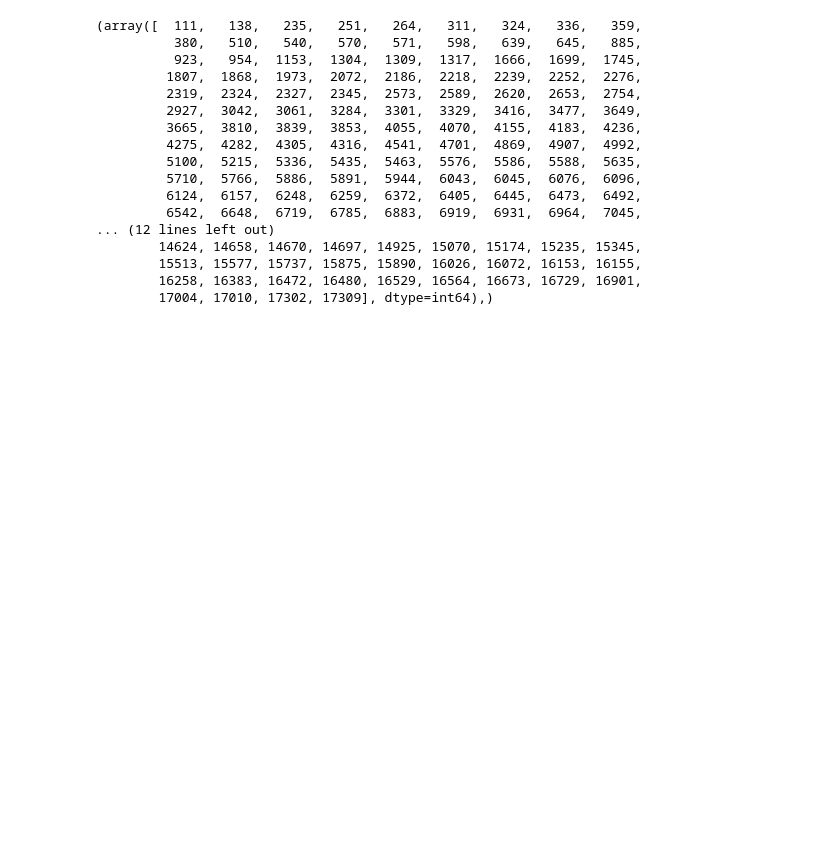
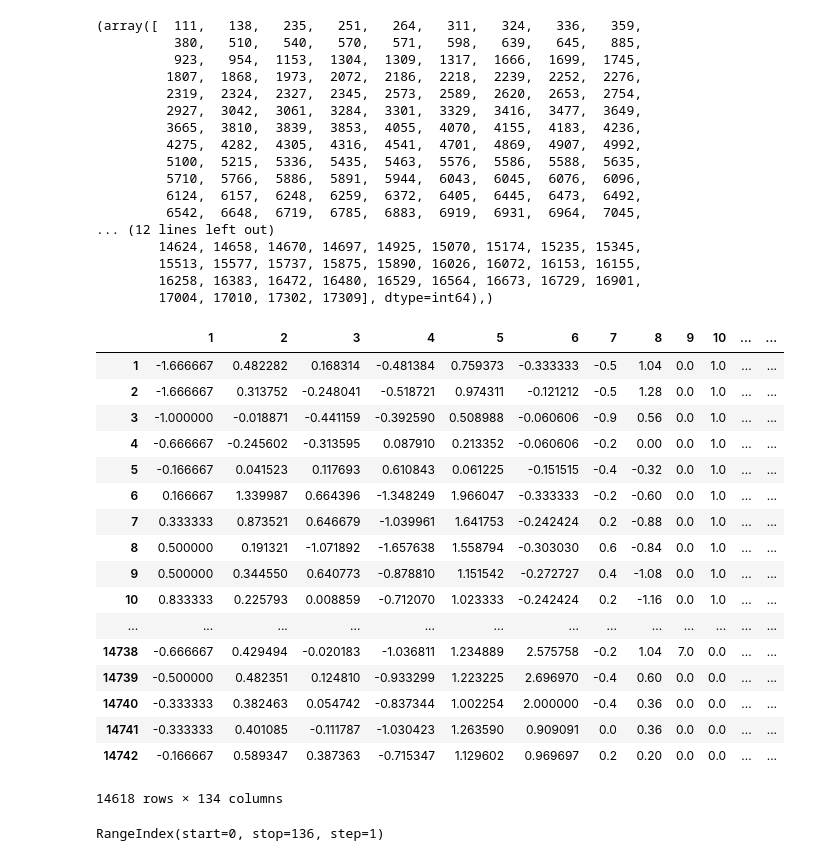
Before and after one commit to WPH2017Schipperke/data_modelling, a Jupyter notebook: eda.ipynb, the cells around one changed output. Drawn from its saved outputs; the diff is of its cells as text; code cells hidden in the pictures; blank space fills up the shorter version.

```diff
--- a/eda.ipynb
+++ b/eda.ipynb
@@ -556,3 +556,28 @@ np.where(y == 1)
         15513, 15577, 15737, 15875, 15890, 16026, 16072, 16153, 16155,
         16258, 16383, 16472, 16480, 16529, 16564, 16673, 16729, 16901,
         17004, 17010, 17302, 17309], dtype=int64),)
+# %%
+x_train
+# %% [output]
+|  | 1 | 2 | 3 | 4 | 5 | 6 | 7 | 8 | 9 | 10 | ... | ... |
+| 1 | -1.666667 | 0.482282 | 0.168314 | -0.481384 | 0.759373 | -0.333333 | -0.5 | 1.04 | 0.0 | 1.0 | ... | ... |
+| 2 | -1.666667 | 0.313752 | -0.248041 | -0.518721 | 0.974311 | -0.121212 | -0.5 | 1.28 | 0.0 | 1.0 | ... | ... |
+| 3 | -1.000000 | -0.018871 | -0.441159 | -0.392590 | 0.508988 | -0.060606 | -0.9 | 0.56 | 0.0 | 1.0 | ... | ... |
+| 4 | -0.666667 | -0.245602 | -0.313595 | 0.087910 | 0.213352 | -0.060606 | -0.2 | 0.00 | 0.0 | 1.0 | ... | ... |
+| 5 | -0.166667 | 0.041523 | 0.117693 | 0.610843 | 0.061225 | -0.151515 | -0.4 | -0.32 | 0.0 | 1.0 | ... | ... |
+| 6 | 0.166667 | 1.339987 | 0.664396 | -1.348249 | 1.966047 | -0.333333 | -0.2 | -0.60 | 0.0 | 1.0 | ... | ... |
+| 7 | 0.333333 | 0.873521 | 0.646679 | -1.039961 | 1.641753 | -0.242424 | 0.2 | -0.88 | 0.0 | 1.0 | ... | ... |
+| 8 | 0.500000 | 0.191321 | -1.071892 | -1.657638 | 1.558794 | -0.303030 | 0.6 | -0.84 | 0.0 | 1.0 | ... | ... |
+| 9 | 0.500000 | 0.344550 | 0.640773 | -0.878810 | 1.151542 | -0.272727 | 0.4 | -1.08 | 0.0 | 1.0 | ... | ... |
+| 10 | 0.833333 | 0.225793 | 0.008859 | -0.712070 | 1.023333 | -0.242424 | 0.2 | -1.16 | 0.0 | 1.0 | ... | ... |
+| ... | ... | ... | ... | ... | ... | ... | ... | ... | ... | ... | ... | ... |
+| 14738 | -0.666667 | 0.429494 | -0.020183 | -1.036811 | 1.234889 | 2.575758 | -0.2 | 1.04 | 7.0 | 0.0 | ... | ... |
+| 14739 | -0.500000 | 0.482351 | 0.124810 | -0.933299 | 1.223225 | 2.696970 | -0.4 | 0.60 | 0.0 | 0.0 | ... | ... |
+| 14740 | -0.333333 | 0.382463 | 0.054742 | -0.837344 | 1.002254 | 2.000000 | -0.4 | 0.36 | 0.0 | 0.0 | ... | ... |
+| 14741 | -0.333333 | 0.401085 | -0.111787 | -1.030423 | 1.263590 | 0.909091 | 0.0 | 0.36 | 0.0 | 0.0 | ... | ... |
+| 14742 | -0.166667 | 0.589347 | 0.387363 | -0.715347 | 1.129602 | 0.969697 | 0.2 | 0.20 | 0.0 | 0.0 | ... | ... |
+14618 rows × 134 columns
+# %%
+all_data.columns
+# %% [output]
+RangeIndex(start=0, stop=136, step=1)
```
Also changed, not shown: 1 other file.
